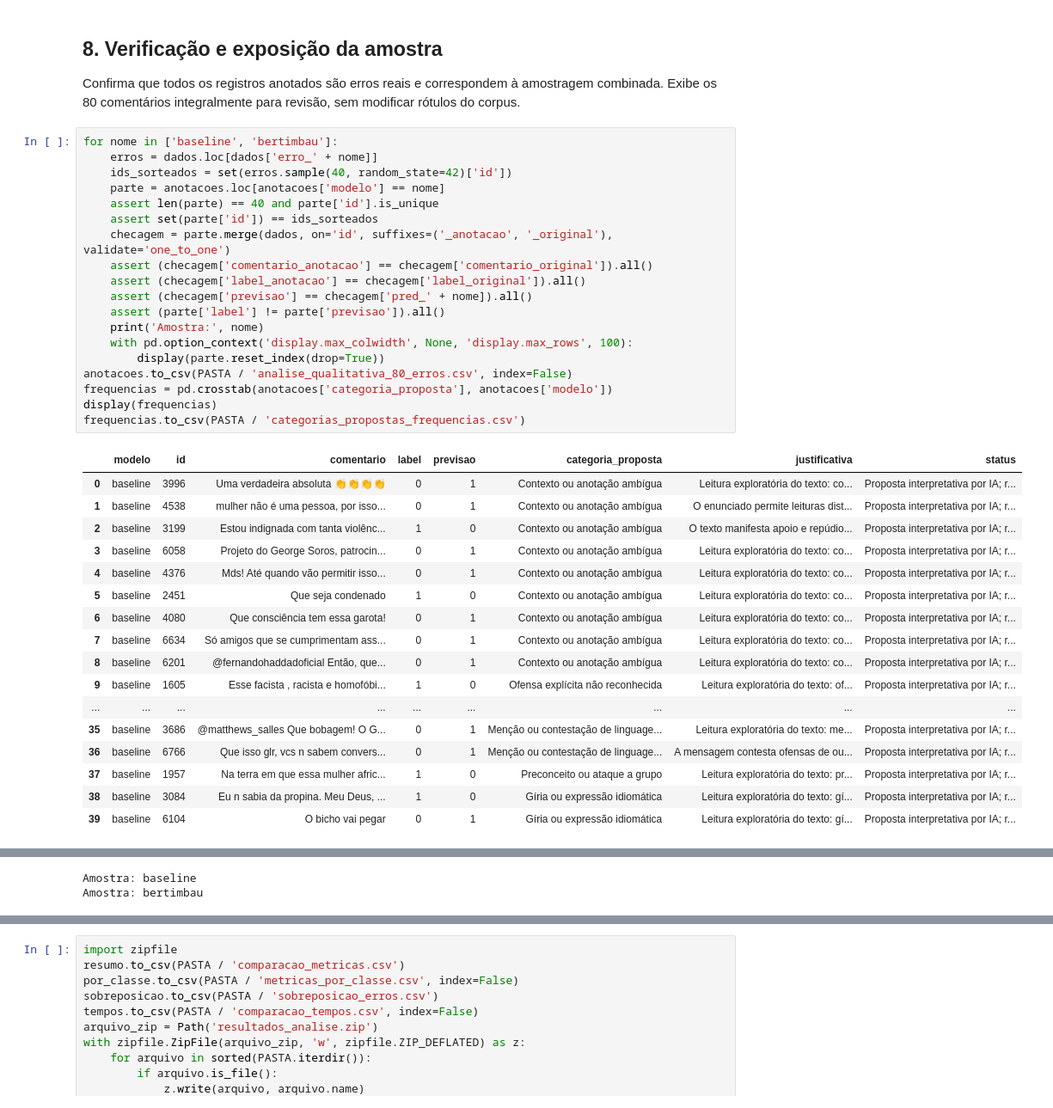
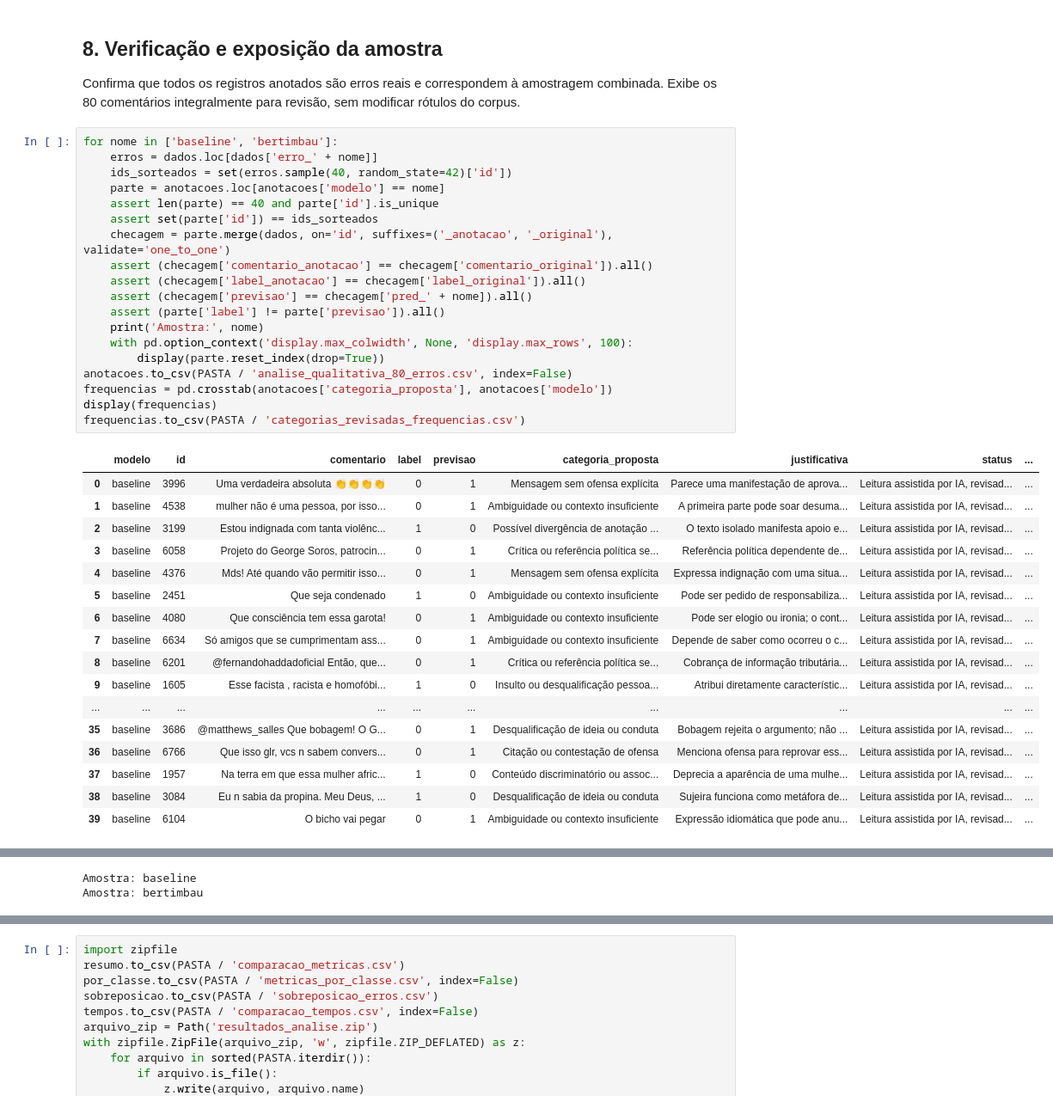
Before and after one commit to CamiMenezes/indentificador-ofensivo, a Jupyter notebook: notebooks/04_analise.ipynb, the cells around one changed output, grey strips where cells are left out. Shown at 86% size. Cells and saved outputs as stored; diff of their text form.

```diff
--- a/notebooks/04_analise.ipynb
+++ b/notebooks/04_analise.ipynb
@@ -154,37 +154,37 @@ Confirma que todos os registros anotados são erros reais e correspondem à amos
 # %%
 for nome in ['baseline', 'bertimbau']:
     erros = dados.loc[dados['erro_' + nome]]
     ids_sorteados = set(erros.sample(40, random_state=42)['id'])
     parte = anotacoes.loc[anotacoes['modelo'] == nome]
     assert len(parte) == 40 and parte['id'].is_unique
     assert set(parte['id']) == ids_sorteados
     checagem = parte.merge(dados, on='id', suffixes=('_anotacao', '_original'), validate='one_to_one')
     assert (checagem['comentario_anotacao'] == checagem['comentario_original']).all()
     assert (checagem['label_anotacao'] == checagem['label_original']).all()
     assert (checagem['previsao'] == checagem['pred_' + nome]).all()
     assert (parte['label'] != parte['previsao']).all()
     print('Amostra:', nome)
     with pd.option_context('display.max_colwidth', None, 'display.max_rows', 100):
         display(parte.reset_index(drop=True))
 anotacoes.to_csv(PASTA / 'analise_qualitativa_80_erros.csv', index=False)
 frequencias = pd.crosstab(anotacoes['categoria_proposta'], anotacoes['modelo'])
 display(frequencias)
-frequencias.to_csv(PASTA / 'categorias_propostas_frequencias.csv')
+frequencias.to_csv(PASTA / 'categorias_revisadas_frequencias.csv')
 # %% [output]
-|  | modelo | id | comentario | label | previsao | categoria_proposta | justificativa | status |
-| 0 | baseline | 3996 | Uma verdadeira absoluta 👏👏👏👏 | 0 | 1 | Contexto ou anotação ambígua | Leitura exploratória do texto: co... | Proposta interpretativa por IA; r... |
-| 1 | baseline | 4538 | mulher não é uma pessoa, por isso... | 0 | 1 | Contexto ou anotação ambígua | O enunciado permite leituras dist... | Proposta interpretativa por IA; r... |
-| 2 | baseline | 3199 | Estou indignada com tanta violênc... | 1 | 0 | Contexto ou anotação ambígua | O texto manifesta apoio e repúdio... | Proposta interpretativa por IA; r... |
-| 3 | baseline | 6058 | Projeto do George Soros, patrocin... | 0 | 1 | Contexto ou anotação ambígua | Leitura exploratória do texto: co... | Proposta interpretativa por IA; r... |
-| 4 | baseline | 4376 | Mds! Até quando vão permitir isso... | 0 | 1 | Contexto ou anotação ambígua | Leitura exploratória do texto: co... | Proposta interpretativa por IA; r... |
-| 5 | baseline | 2451 | Que seja condenado | 1 | 0 | Contexto ou anotação ambígua | Leitura exploratória do texto: co... | Proposta interpretativa por IA; r... |
-| 6 | baseline | 4080 | Que consciência tem essa garota! | 0 | 1 | Contexto ou anotação ambígua | Leitura exploratória do texto: co... | Proposta interpretativa por IA; r... |
-| 7 | baseline | 6634 | Só amigos que se cumprimentam ass... | 0 | 1 | Contexto ou anotação ambígua | Leitura exploratória do texto: co... | Proposta interpretativa por IA; r... |
-| 8 | baseline | 6201 | @fernandohaddadoficial Então, que... | 0 | 1 | Contexto ou anotação ambígua | Leitura exploratória do texto: co... | Proposta interpretativa por IA; r... |
-| 9 | baseline | 1605 | Esse facista , racista e homofóbi... | 1 | 0 | Ofensa explícita não reconhecida | Leitura exploratória do texto: of... | Proposta interpretativa por IA; r... |
-| ... | ... | ... | ... | ... | ... | ... | ... | ... |
-| 35 | baseline | 3686 | @matthews_salles Que bobagem! O G... | 0 | 1 | Menção ou contestação de linguage... | Leitura exploratória do texto: me... | Proposta interpretativa por IA; r... |
-| 36 | baseline | 6766 | Que isso glr, vcs n sabem convers... | 0 | 1 | Menção ou contestação de linguage... | A mensagem contesta ofensas de ou... | Proposta interpretativa por IA; r... |
-| 37 | baseline | 1957 | Na terra em que essa mulher afric... | 1 | 0 | Preconceito ou ataque a grupo | Leitura exploratória do texto: pr... | Proposta interpretativa por IA; r... |
-| 38 | baseline | 3084 | Eu n sabia da propina. Meu Deus, ... | 1 | 0 | Gíria ou expressão idiomática | Leitura exploratória do texto: gí... | Proposta interpretativa por IA; r... |
-| 39 | baseline | 6104 | O bicho vai pegar | 0 | 1 | Gíria ou expressão idiomática | Leitura exploratória do texto: gí... | Proposta interpretativa por IA; r... |
+|  | modelo | id | comentario | label | previsao | categoria_proposta | justificativa | status | ... |
+| 0 | baseline | 3996 | Uma verdadeira absoluta 👏👏👏👏 | 0 | 1 | Mensagem sem ofensa explícita | Parece uma manifestação de aprova... | Leitura assistida por IA, revisad... | ... |
+| 1 | baseline | 4538 | mulher não é uma pessoa, por isso... | 0 | 1 | Ambiguidade ou contexto insuficiente | A primeira parte pode soar desuma... | Leitura assistida por IA, revisad... | ... |
+| 2 | baseline | 3199 | Estou indignada com tanta violênc... | 1 | 0 | Possível divergência de anotação ... | O texto isolado manifesta apoio e... | Leitura assistida por IA, revisad... | ... |
+| 3 | baseline | 6058 | Projeto do George Soros, patrocin... | 0 | 1 | Crítica ou referência política se... | Referência política dependente de... | Leitura assistida por IA, revisad... | ... |
+| 4 | baseline | 4376 | Mds! Até quando vão permitir isso... | 0 | 1 | Mensagem sem ofensa explícita | Expressa indignação com uma situa... | Leitura assistida por IA, revisad... | ... |
+| 5 | baseline | 2451 | Que seja condenado | 1 | 0 | Ambiguidade ou contexto insuficiente | Pode ser pedido de responsabiliza... | Leitura assistida por IA, revisad... | ... |
+| 6 | baseline | 4080 | Que consciência tem essa garota! | 0 | 1 | Ambiguidade ou contexto insuficiente | Pode ser elogio ou ironia; o cont... | Leitura assistida por IA, revisad... | ... |
+| 7 | baseline | 6634 | Só amigos que se cumprimentam ass... | 0 | 1 | Ambiguidade ou contexto insuficiente | Depende de saber como ocorreu o c... | Leitura assistida por IA, revisad... | ... |
+| 8 | baseline | 6201 | @fernandohaddadoficial Então, que... | 0 | 1 | Crítica ou referência política se... | Cobrança de informação tributária... | Leitura assistida por IA, revisad... | ... |
+| 9 | baseline | 1605 | Esse facista , racista e homofóbi... | 1 | 0 | Insulto ou desqualificação pessoa... | Atribui diretamente característic... | Leitura assistida por IA, revisad... | ... |
+| ... | ... | ... | ... | ... | ... | ... | ... | ... | ... |
+| 35 | baseline | 3686 | @matthews_salles Que bobagem! O G... | 0 | 1 | Desqualificação de ideia ou conduta | Bobagem rejeita o argumento; não ... | Leitura assistida por IA, revisad... | ... |
+| 36 | baseline | 6766 | Que isso glr, vcs n sabem convers... | 0 | 1 | Citação ou contestação de ofensa | Menciona ofensa para reprovar ess... | Leitura assistida por IA, revisad... | ... |
+| 37 | baseline | 1957 | Na terra em que essa mulher afric... | 1 | 0 | Conteúdo discriminatório ou assoc... | Deprecia a aparência de uma mulhe... | Leitura assistida por IA, revisad... | ... |
+| 38 | baseline | 3084 | Eu n sabia da propina. Meu Deus, ... | 1 | 0 | Desqualificação de ideia ou conduta | Sujeira funciona como metáfora de... | Leitura assistida por IA, revisad... | ... |
+| 39 | baseline | 6104 | O bicho vai pegar | 0 | 1 | Ambiguidade ou contexto insuficiente | Expressão idiomática que pode anu... | Leitura assistida por IA, revisad... | ... |
```
Also changed, not shown: parts of 5 cells of this notebook.
